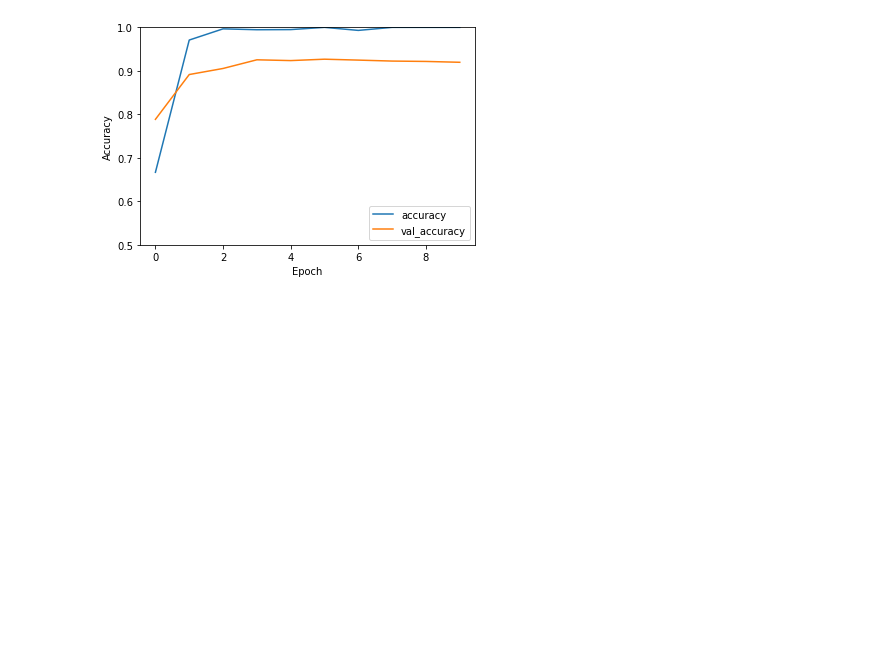
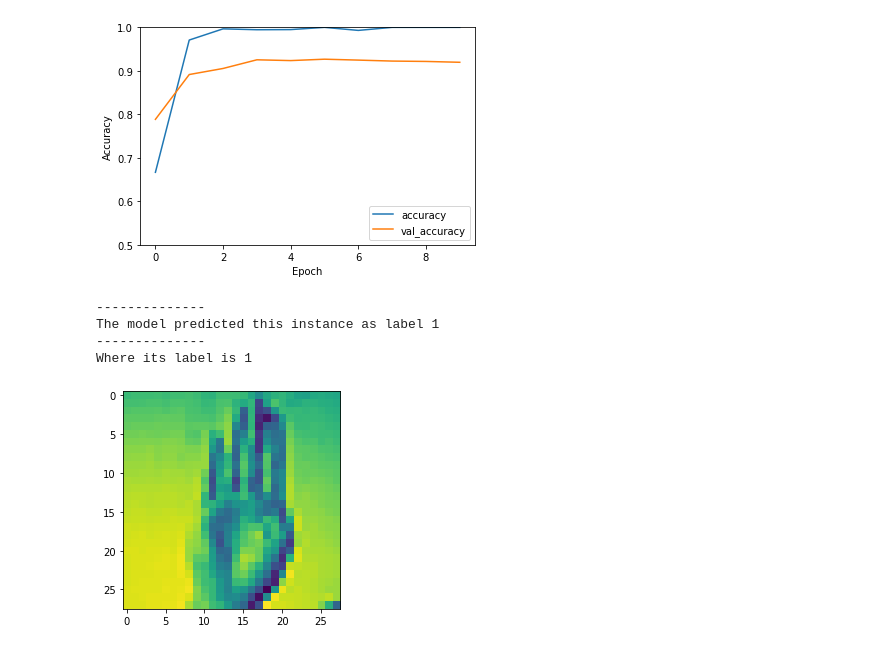
Before and after one commit to burakyuslu/CS464-Project, a Jupyter notebook: CNN.ipynb, the cells around one changed output. Saved outputs shown, nothing was run; the diff lists cells and outputs as text; code cells hidden in the pictures; blank space fills up the shorter version.

Commit message:
visual

```diff
--- a/CNN.ipynb
+++ b/CNN.ipynb
@@ -130,3 +130,20 @@ test_loss, test_acc = model.evaluate(x_test,  y_test, verbose=2)
 # %% [output]
 225/225 - 1s - loss: 0.4621 - accuracy: 0.9197
 [figure]
+# %%
+import matplotlib.pyplot as plt
+from PIL import Image
+from matplotlib.pyplot import imshow
+instance = 689
+
+imshow(np.asarray(x_test[instance].reshape(28,28)))
+print("--------------")
+print("The model predicted this instance as label", model.predict(x_test[instance:instance+1])[0].argmax())
+print("--------------")
+print("Where its label is", y_test[instance])
+# %% [output]
+--------------
+The model predicted this instance as label 1
+--------------
+Where its label is 1
+[figure, added]
```
